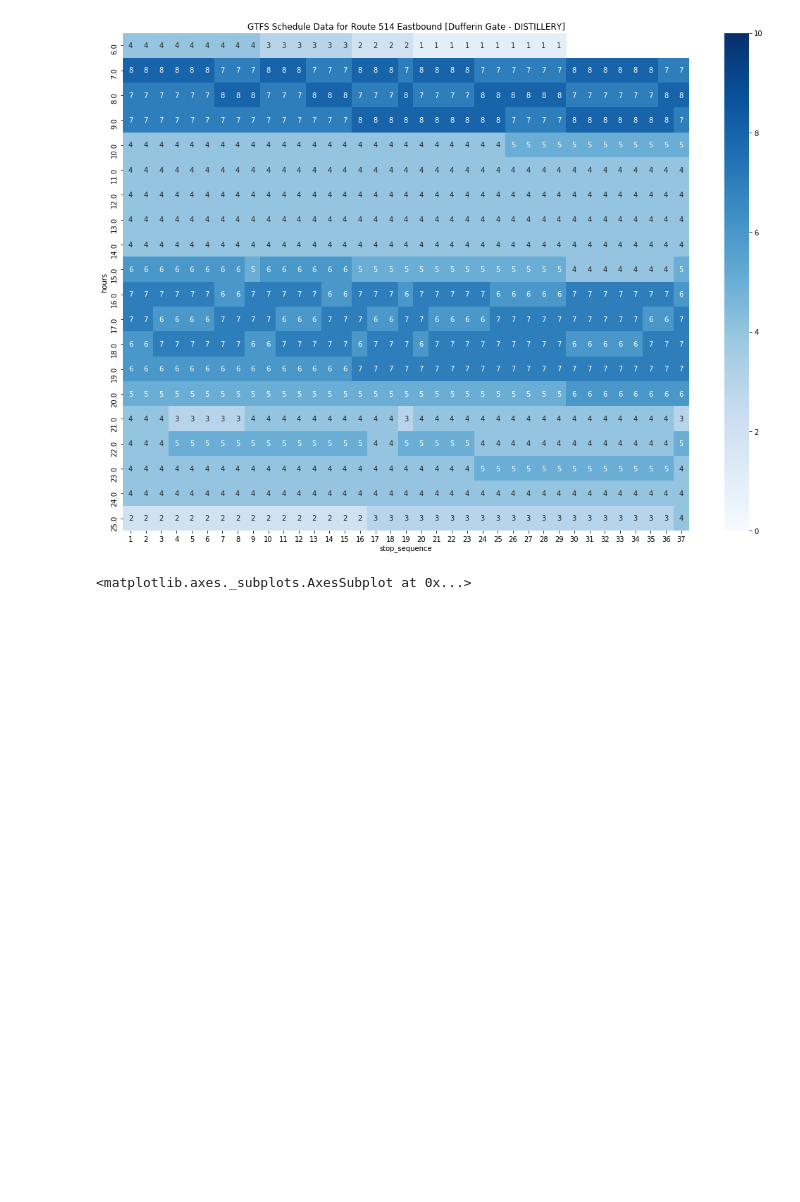
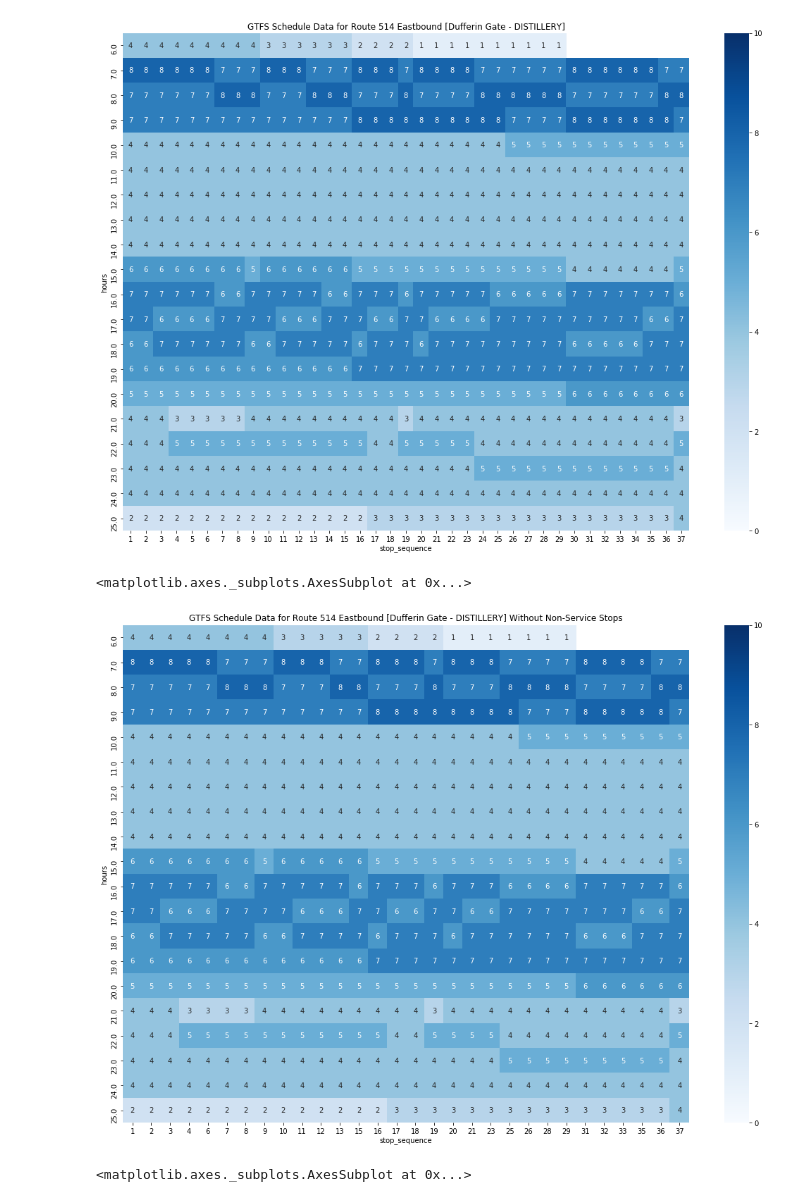
Before and after one commit to webgisgeek/bdit_data-sources, a Jupyter notebook: ttc/validating_cis_processing.ipynb, the cells around one changed output. Drawn from its saved outputs; the diff is of its cells as text; code cells hidden in the pictures; blank space fills up the shorter version.

Commit message:
updated non-service stops and finished heatmaps
Updated cis_processing to include the non-service stops that were found
manually. #126 Finished hieatmaps with the new set non-service stops

```diff
--- a/ttc/validating_cis_processing.ipynb
+++ b/ttc/validating_cis_processing.ipynb
@@ -135,6 +168,14 @@ sns.heatmap(df2, vmin = 0, vmax = 10, cmap = 'Blues', annot=True, fmt='g')
 # %% [output]
 <matplotlib.axes._subplots.AxesSubplot at 0x...>
 [figure]
+# %%
+plt.figure(figsize = (18,13))
+ax = plt.axes()
+ax.set_title('GTFS Schedule Data for Route 514 Eastbound [Dufferin Gate - DISTILLERY] Without Non-Service Stops')
+sns.heatmap(df2b, vmin = 0, vmax = 10, cmap = 'Blues', annot=True, fmt='g')
+# %% [output]
+<matplotlib.axes._subplots.AxesSubplot at 0x...>
+[figure, added]
 # %%
 plt.figure(figsize = (18,13))
 ax = plt.axes()
```
Also changed, not shown: parts of 29 cells of this notebook, 1 other file.
